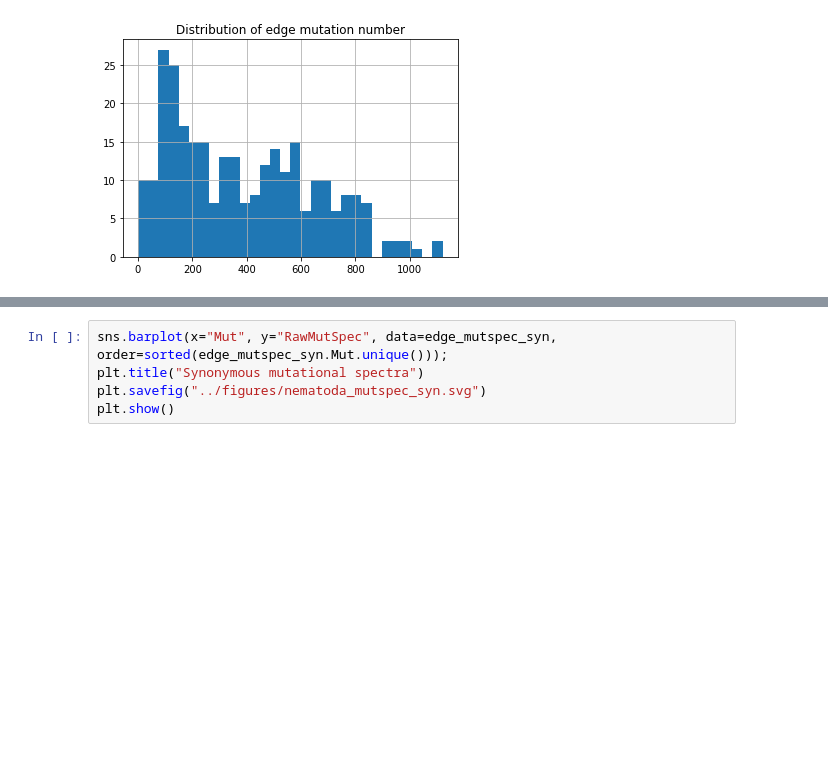
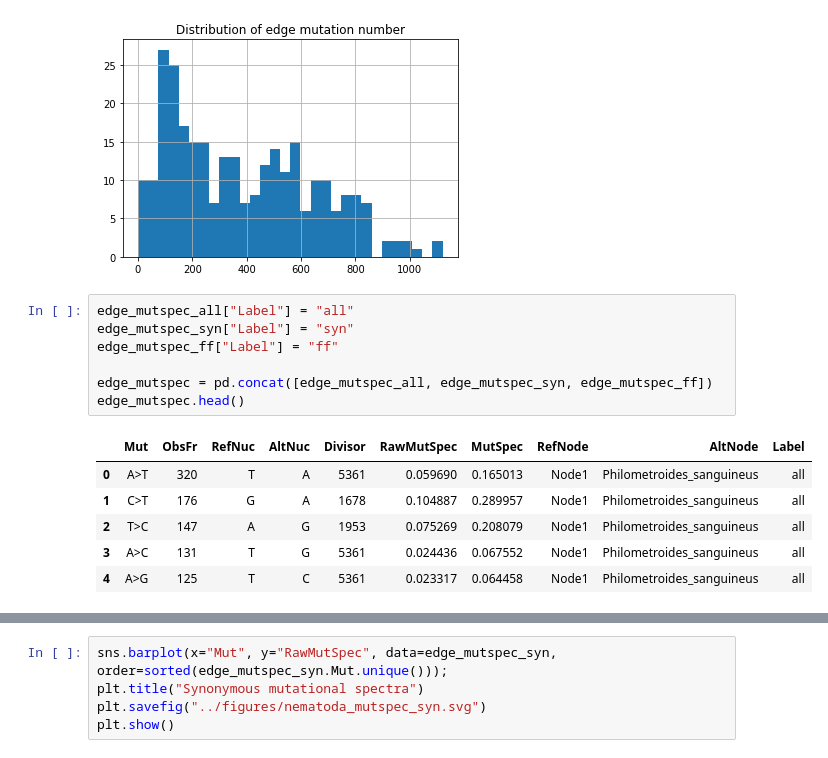
Before and after one commit to kpotoh/birds, a Jupyter notebook: nb/mut_extraction_nematoda.ipynb, the cells around one changed output, grey strips where cells are left out. Cells and saved outputs as stored; diff of their text form; blank space fills up the shorter version.

```diff
--- a/nb/mut_extraction_nematoda.ipynb
+++ b/nb/mut_extraction_nematoda.ipynb
@@ -130,3 +130,17 @@ mutations.groupby("AltNode").apply(len).hist(bins=30)
 plt.title("Distribution of edge mutation number");
 # %% [output]
 [figure]
+# %%
+edge_mutspec_all["Label"] = "all"
+edge_mutspec_syn["Label"] = "syn"
+edge_mutspec_ff["Label"] = "ff"
+
+edge_mutspec = pd.concat([edge_mutspec_all, edge_mutspec_syn, edge_mutspec_ff])
+edge_mutspec.head()
+# %% [output]
+|  | Mut | ObsFr | RefNuc | AltNuc | Divisor | RawMutSpec | MutSpec | RefNode | AltNode | Label |
+| 0 | A>T | 320 | T | A | 5361 | 0.059690 | 0.165013 | Node1 | Philometroides_sanguineus | all |
+| 1 | C>T | 176 | G | A | 1678 | 0.104887 | 0.289957 | Node1 | Philometroides_sanguineus | all |
+| 2 | T>C | 147 | A | G | 1953 | 0.075269 | 0.208079 | Node1 | Philometroides_sanguineus | all |
+| 3 | A>C | 131 | T | G | 5361 | 0.024436 | 0.067552 | Node1 | Philometroides_sanguineus | all |
+| 4 | A>G | 125 | T | C | 5361 | 0.023317 | 0.064458 | Node1 | Philometroides_sanguineus | all |
```
Also changed, not shown: parts of 1 cell of this notebook, 1 other file.
